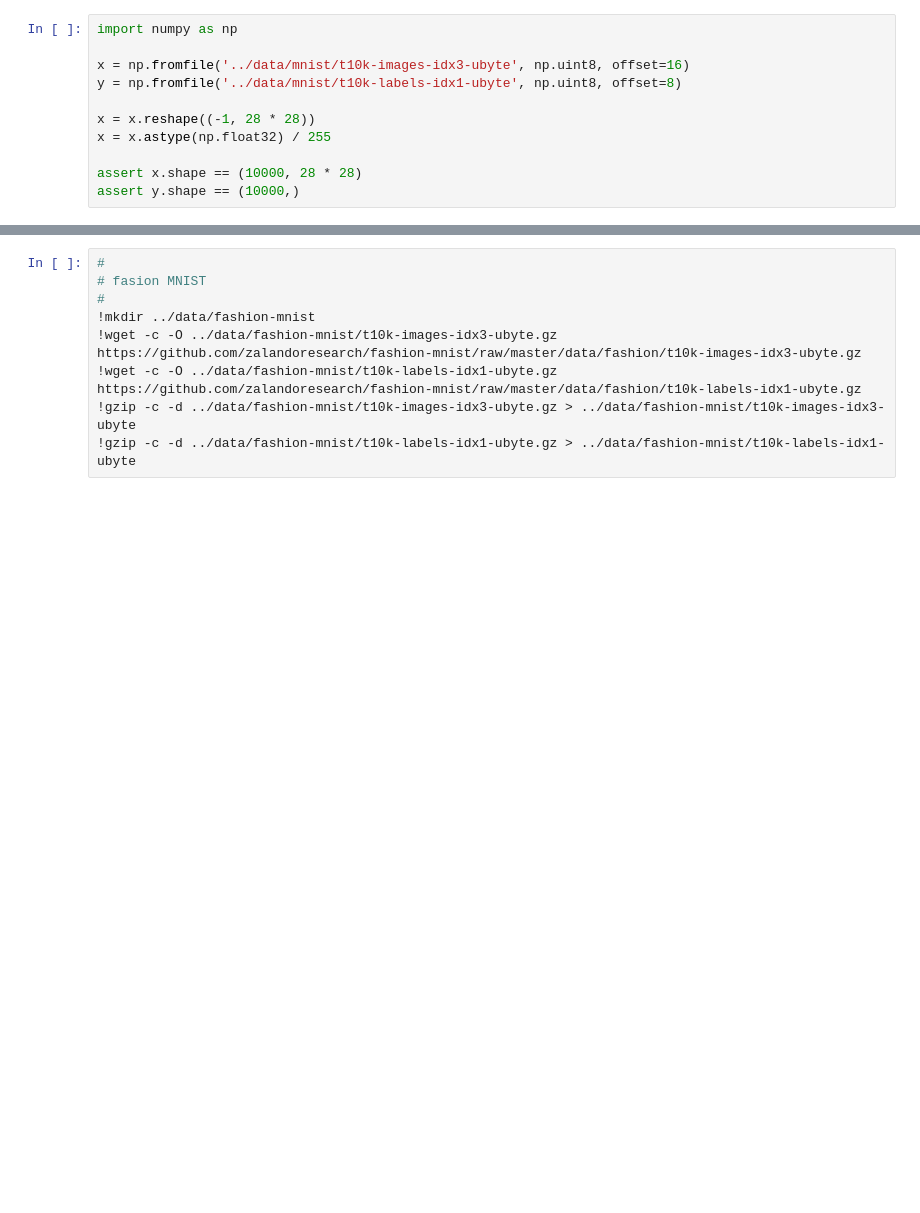
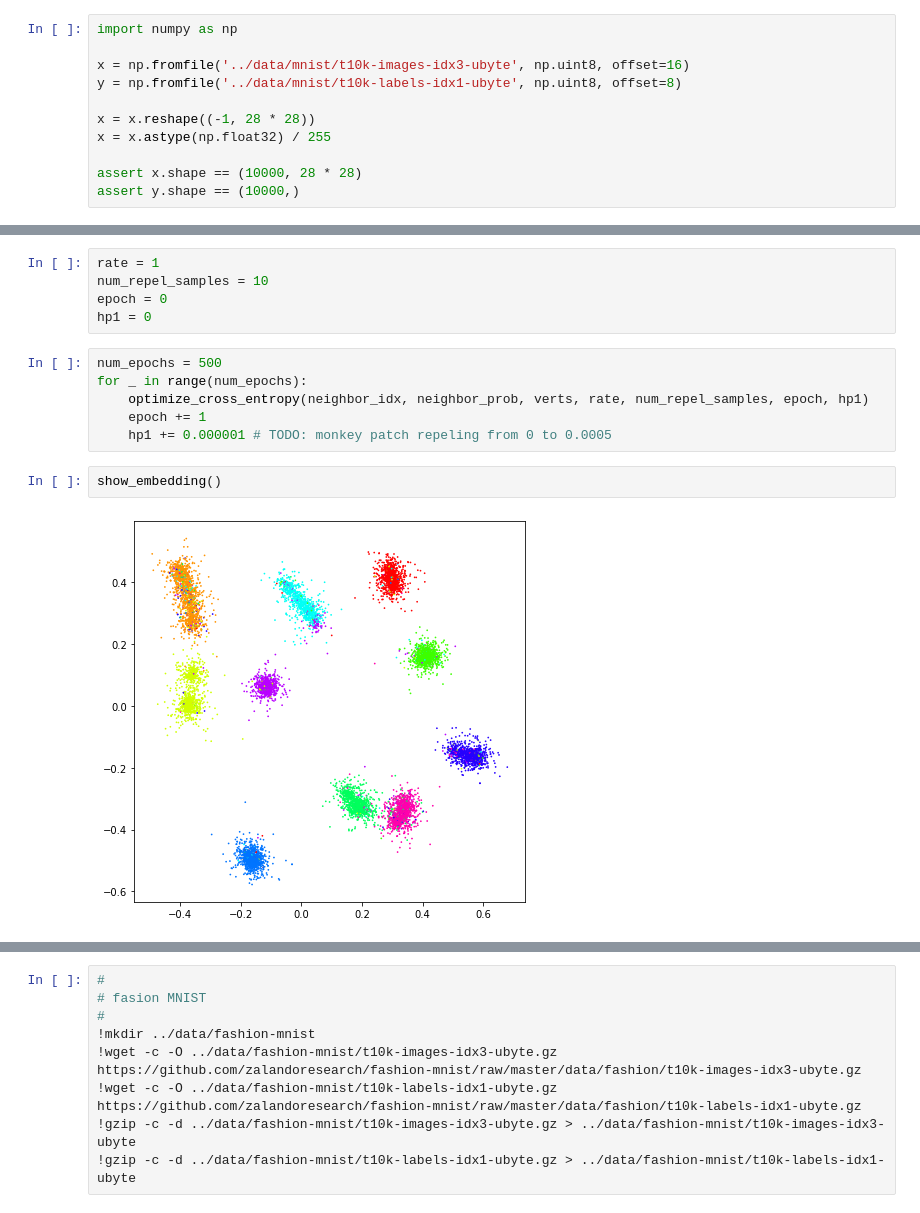
Before and after one commit to hi-ogawa/notebooks, a Jupyter notebook: src/misc_v6.ipynb, the cells around one changed output, grey strips where cells are left out. Drawn from its saved outputs; the diff is of its cells as text; blank space fills up the shorter version.

```diff
--- a/src/misc_v6.ipynb
+++ b/src/misc_v6.ipynb
@@ -426,3 +535,18 @@ array([-5.48670542e-19,  1.13937235e-18,  1.23594846e-03,  2.76779422e-03])
+# %%
+rate = 1
+num_repel_samples = 10
+epoch = 0
+hp1 = 0
+# %%
+num_epochs = 500
+for _ in range(num_epochs):
+    optimize_cross_entropy(neighbor_idx, neighbor_prob, verts, rate, num_repel_samples, epoch, hp1)
+    epoch += 1
+    hp1 += 0.000001 # TODO: monkey patch repeling from 0 to 0.0005
+# %%
+show_embedding()
+# %% [output]
+[figure, added]
 # %%
 import matplotlib.pyplot as plt
 import ipywidgets as ipyw
```
Also changed, not shown: parts of 10 cells of this notebook.
